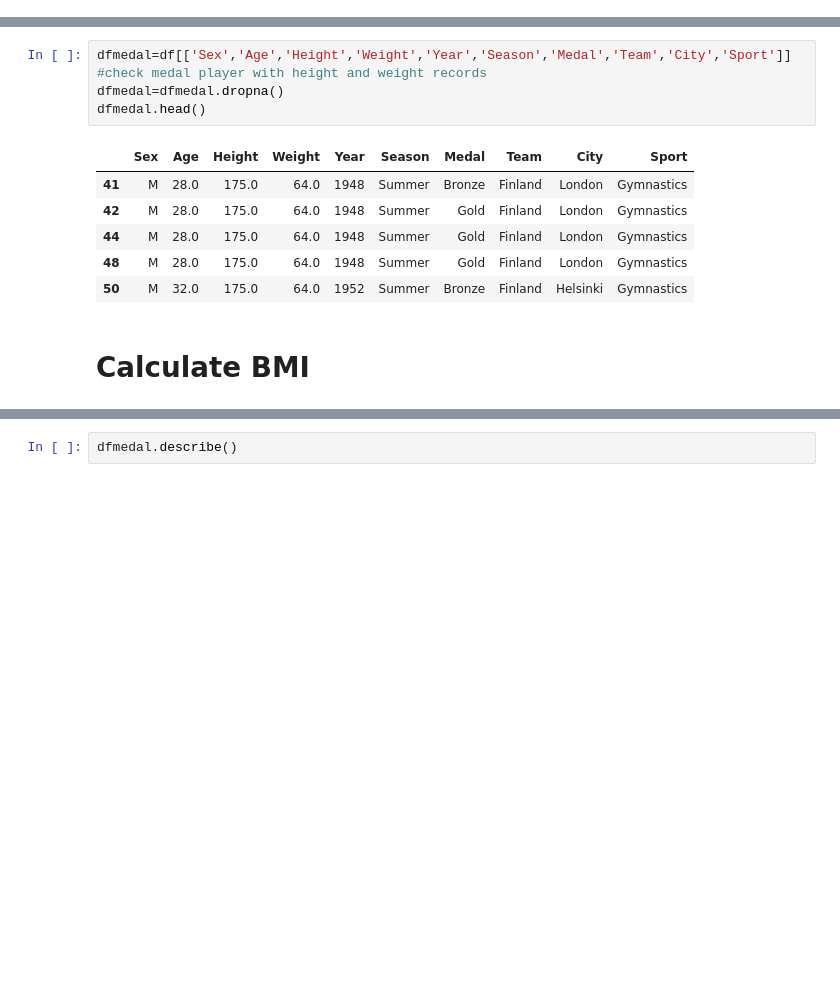
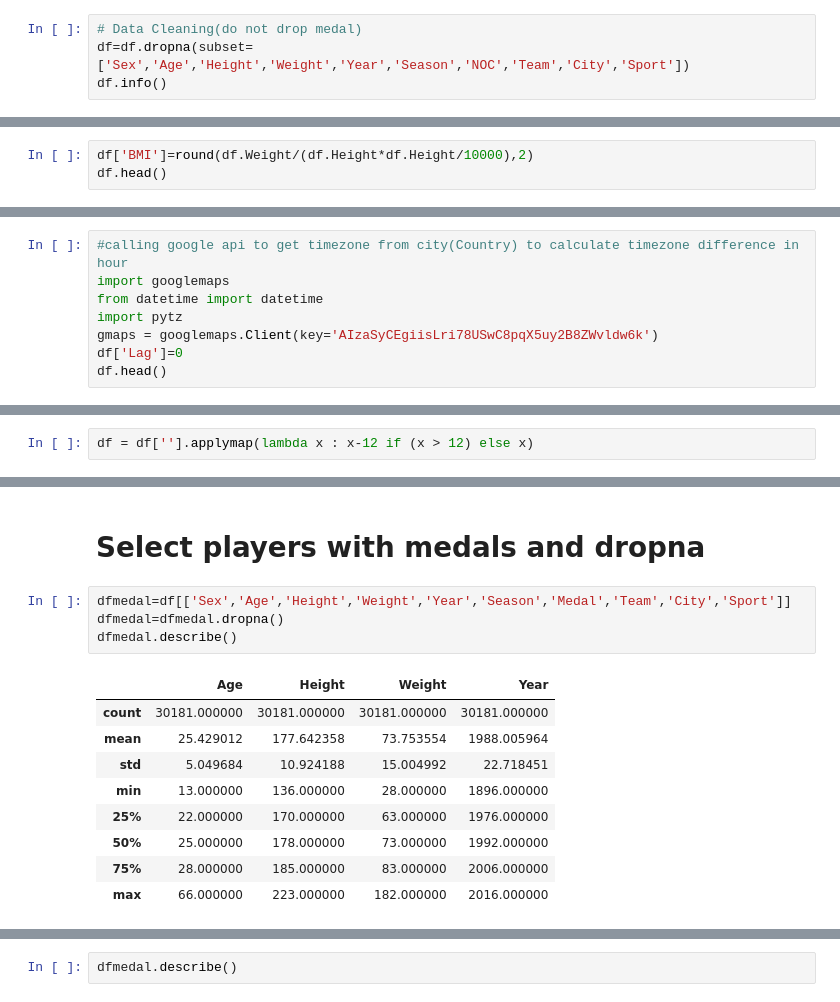
Before and after one commit to harryhancanada/learning, a Jupyter notebook: TeamProjectHarry.ipynb, the cells around one changed output, grey strips where cells are left out. Cells and saved outputs as stored; diff of their text form; blank space fills up the shorter version.

```diff
--- a/TeamProjectHarry.ipynb
+++ b/TeamProjectHarry.ipynb
@@ -71,0 +41,4 @@ memory usage: 12.2+ MB
+# %%
+# Data Cleaning(do not drop medal)
+df=df.dropna(subset=['Sex','Age','Height','Weight','Year','Season','NOC','Team','City','Sport'])
+df.info()
@@ -71,0 +79,3 @@ memory usage: 12.2+ MB
+# %%
+df['BMI']=round(df.Weight/(df.Height*df.Height/10000),2)
+df.head()
@@ -71,0 +92,8 @@ memory usage: 12.2+ MB
+# %%
+#calling google api to get timezone from city(Country) to calculate timezone difference in hour
+import googlemaps
+from datetime import datetime
+import pytz
+gmaps = googlemaps.Client(key='AIzaSyCEgiisLri78USwC8pqX5uy2B8ZWvldw6k')
+df['Lag']=0
+df.head()
@@ -71,0 +121,2 @@ memory usage: 12.2+ MB
+# %%
+df = df[''].applymap(lambda x : x-12 if (x > 12) else x)
@@ -72,13 +185,16 @@ memory usage: 12.2+ MB
+# %% [markdown]
+# Select players with medals and dropna
 # %%
-dfmedal=df[['Sex','Age','Height','Weight','Year','Season','Medal','Team','City','Sport']] #check medal player with height and weight records
+dfmedal=df[['Sex','Age','Height','Weight','Year','Season','Medal','Team','City','Sport']]
 dfmedal=dfmedal.dropna()
-dfmedal.head()
+dfmedal.describe()
 # %% [output]
-|  | Sex | Age | Height | Weight | Year | Season | Medal | Team | City | Sport |
-| 41 | M | 28.0 | 175.0 | 64.0 | 1948 | Summer | Bronze | Finland | London | Gymnastics |
-| 42 | M | 28.0 | 175.0 | 64.0 | 1948 | Summer | Gold | Finland | London | Gymnastics |
-| 44 | M | 28.0 | 175.0 | 64.0 | 1948 | Summer | Gold | Finland | London | Gymnastics |
-| 48 | M | 28.0 | 175.0 | 64.0 | 1948 | Summer | Gold | Finland | London | Gymnastics |
-| 50 | M | 32.0 | 175.0 | 64.0 | 1952 | Summer | Bronze | Finland | Helsinki | Gymnastics |
+|  | Age | Height | Weight | Year |
+| count | 30181.000000 | 30181.000000 | 30181.000000 | 30181.000000 |
+| mean | 25.429012 | 177.642358 | 73.753554 | 1988.005964 |
+| std | 5.049684 | 10.924188 | 15.004992 | 22.718451 |
+| min | 13.000000 | 136.000000 | 28.000000 | 1896.000000 |
+| 25% | 22.000000 | 170.000000 | 63.000000 | 1976.000000 |
+| 50% | 25.000000 | 178.000000 | 73.000000 | 1992.000000 |
+| 75% | 28.000000 | 185.000000 | 83.000000 | 2006.000000 |
+| max | 66.000000 | 223.000000 | 182.000000 | 2016.000000 |
-# %% [markdown]
-# Calculate BMI
```
Also changed, not shown: parts of 55 cells of this notebook.
